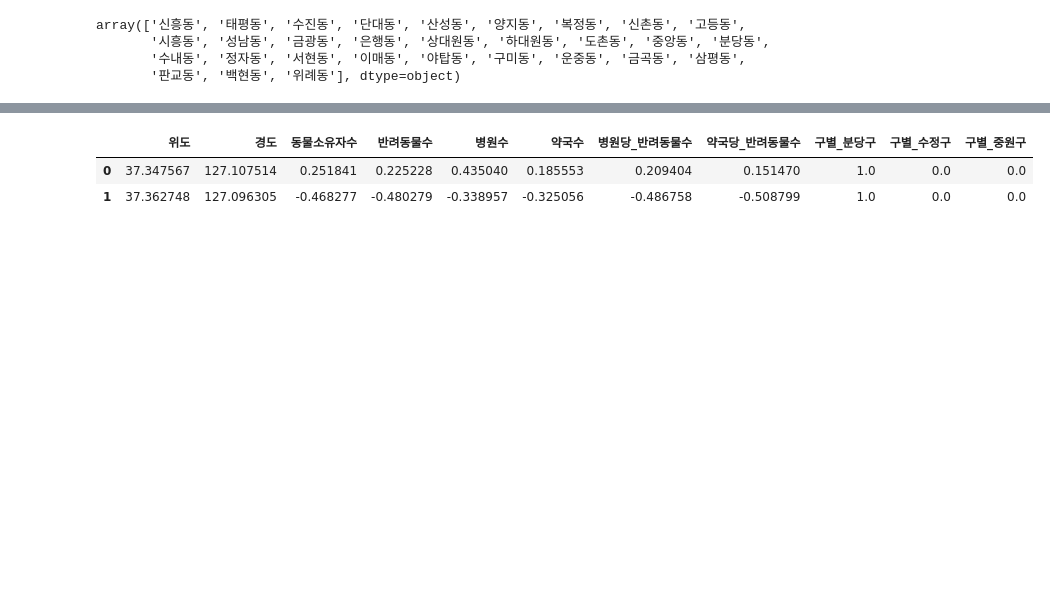
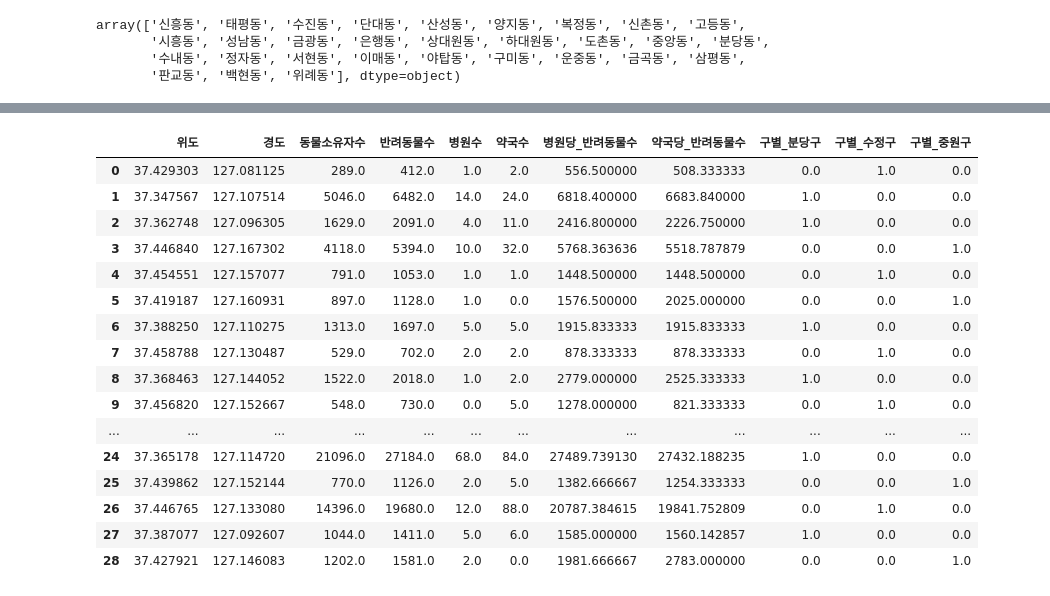
Before and after one commit to marurun66/pet_infra, a Jupyter notebook: ml_p_h.ipynb, the cells around one changed output, grey strips where cells are left out. Saved outputs shown, nothing was run; the diff lists cells and outputs as text; code cells hidden in the pictures; blank space fills up the shorter version.

```diff
--- a/ml_p_h.ipynb
+++ b/ml_p_h.ipynb
@@ -221,0 +230,4 @@ merged_df.head(2)
+# %%
+# One-hot encoding 결과를 DataFrame으로 변환
+df_encoded = pd.DataFrame(encoded_columns, columns=encoded_col_names)
+X=pd.concat([merged_df.drop(columns=['구별']), df_encoded], axis=1)
@@ -222,3 +254,3 @@ merged_df.head(2)
 # %%
-#지역명은 더는 필요없으므로 삭제
-X=merged_df.drop(['지역명'], axis=1)
+#동별은 제외
+X=X.drop(['동별'], axis=1)
@@ -234,17 +257,20 @@ encoded_col_names = encoder.get_feature_names_out(['구별'])
-# %%
-# One-hot encoding 결과를 DataFrame으로 변환
-df_encoded = pd.DataFrame(encoded_columns, columns=encoded_col_names)
-X=pd.concat([X.drop(columns=['구별']), df_encoded], axis=1)
-# %%
-from sklearn.discriminant_analysis import StandardScaler
-
-
-scaler = StandardScaler()
-features_to_scale = ['동물소유자수', '반려동물수', '병원수', '약국수', '병원당_반려동물수', '약국당_반려동물수']
-X[features_to_scale] = scaler.fit_transform(X[features_to_scale])
 # %%
-X.head(2)
+X
 # %% [output]
 |  | 위도 | 경도 | 동물소유자수 | 반려동물수 | 병원수 | 약국수 | 병원당_반려동물수 | 약국당_반려동물수 | 구별_분당구 | 구별_수정구 | 구별_중원구 |
-| 0 | 37.347567 | 127.107514 | 0.251841 | 0.225228 | 0.435040 | 0.185553 | 0.209404 | 0.151470 | 1.0 | 0.0 | 0.0 |
-| 1 | 37.362748 | 127.096305 | -0.468277 | -0.480279 | -0.338957 | -0.325056 | -0.486758 | -0.508799 | 1.0 | 0.0 | 0.0 |
+| 0 | 37.429303 | 127.081125 | 289.0 | 412.0 | 1.0 | 2.0 | 556.500000 | 508.333333 | 0.0 | 1.0 | 0.0 |
+| 1 | 37.347567 | 127.107514 | 5046.0 | 6482.0 | 14.0 | 24.0 | 6818.400000 | 6683.840000 | 1.0 | 0.0 | 0.0 |
+| 2 | 37.362748 | 127.096305 | 1629.0 | 2091.0 | 4.0 | 11.0 | 2416.800000 | 2226.750000 | 1.0 | 0.0 | 0.0 |
+| 3 | 37.446840 | 127.167302 | 4118.0 | 5394.0 | 10.0 | 32.0 | 5768.363636 | 5518.787879 | 0.0 | 0.0 | 1.0 |
+| 4 | 37.454551 | 127.157077 | 791.0 | 1053.0 | 1.0 | 1.0 | 1448.500000 | 1448.500000 | 0.0 | 1.0 | 0.0 |
+| 5 | 37.419187 | 127.160931 | 897.0 | 1128.0 | 1.0 | 0.0 | 1576.500000 | 2025.000000 | 0.0 | 0.0 | 1.0 |
+| 6 | 37.388250 | 127.110275 | 1313.0 | 1697.0 | 5.0 | 5.0 | 1915.833333 | 1915.833333 | 1.0 | 0.0 | 0.0 |
+| 7 | 37.458788 | 127.130487 | 529.0 | 702.0 | 2.0 | 2.0 | 878.333333 | 878.333333 | 0.0 | 1.0 | 0.0 |
+| 8 | 37.368463 | 127.144052 | 1522.0 | 2018.0 | 1.0 | 2.0 | 2779.000000 | 2525.333333 | 1.0 | 0.0 | 0.0 |
+| 9 | 37.456820 | 127.152667 | 548.0 | 730.0 | 0.0 | 5.0 | 1278.000000 | 821.333333 | 0.0 | 1.0 | 0.0 |
+| ... | ... | ... | ... | ... | ... | ... | ... | ... | ... | ... | ... |
+| 24 | 37.365178 | 127.114720 | 21096.0 | 27184.0 | 68.0 | 84.0 | 27489.739130 | 27432.188235 | 1.0 | 0.0 | 0.0 |
+| 25 | 37.439862 | 127.152144 | 770.0 | 1126.0 | 2.0 | 5.0 | 1382.666667 | 1254.333333 | 0.0 | 0.0 | 1.0 |
+| 26 | 37.446765 | 127.133080 | 14396.0 | 19680.0 | 12.0 | 88.0 | 20787.384615 | 19841.752809 | 0.0 | 1.0 | 0.0 |
+| 27 | 37.387077 | 127.092607 | 1044.0 | 1411.0 | 5.0 | 6.0 | 1585.000000 | 1560.142857 | 1.0 | 0.0 | 0.0 |
+| 28 | 37.427921 | 127.146083 | 1202.0 | 1581.0 | 2.0 | 0.0 | 1981.666667 | 2783.000000 | 0.0 | 0.0 | 1.0 |
```
Also changed, not shown: parts of 17 cells of this notebook, 7 other files.
